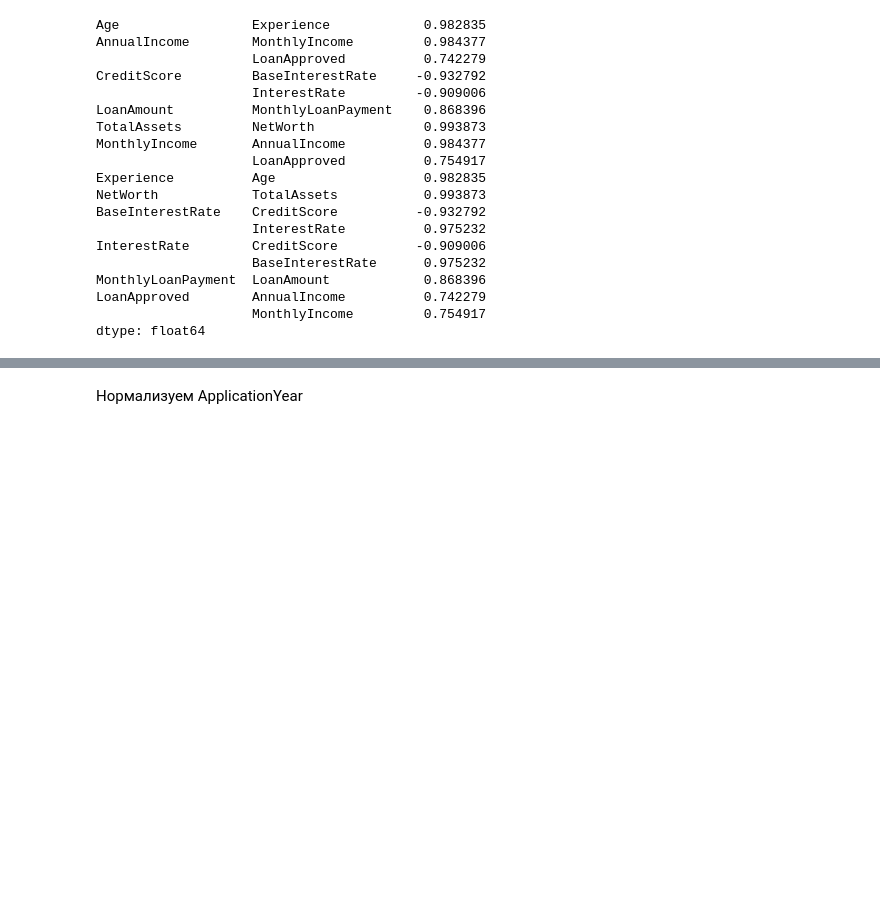
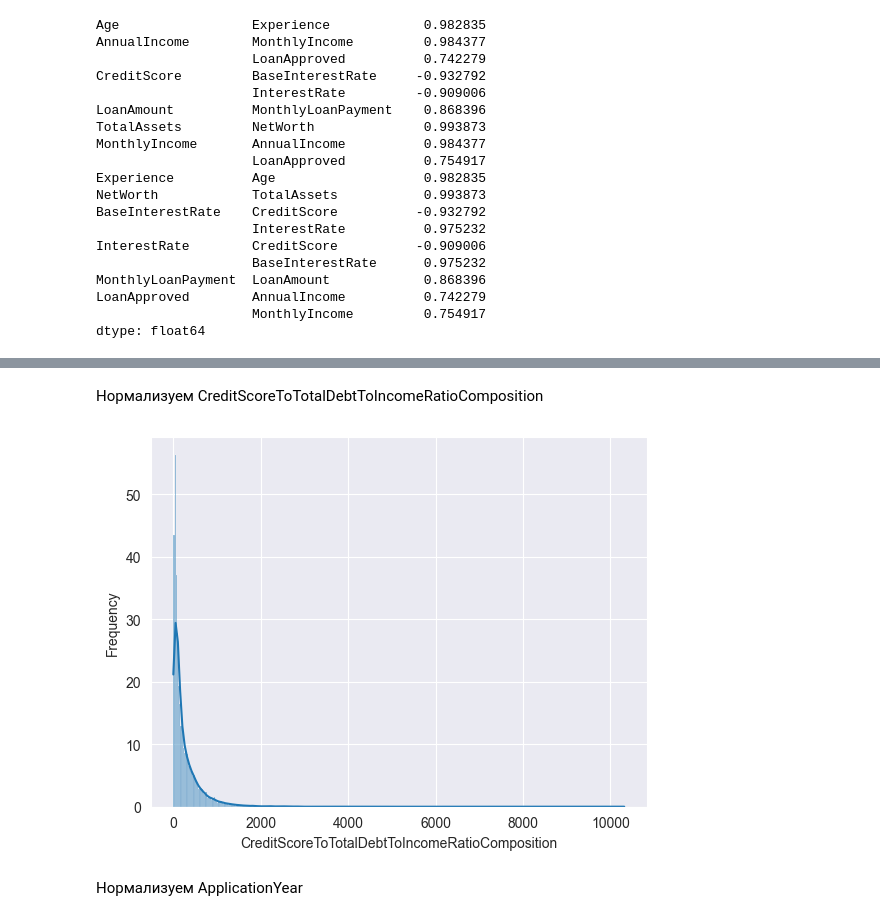
Before and after one commit to dmitrijmrsh/ML-Labs, a Jupyter notebook: Lab_02/Lab_02.ipynb, the cells around one changed output, grey strips where cells are left out. Saved outputs shown, nothing was run; the diff lists cells and outputs as text; code cells hidden in the pictures; blank space fills up the shorter version.

```diff
--- a/Lab_02/Lab_02.ipynb
+++ b/Lab_02/Lab_02.ipynb
@@ -190,3 +217,18 @@ scaler_min_max = MinMaxScaler()
+# %% [markdown]
+Нормализуем CreditScoreToTotalDebtToIncomeRatioComposition
+# %%
+sns.histplot(df['CreditScoreToTotalDebtToIncomeRatioComposition'], kde=True, stat='frequency')
+
+#Распределение похоже на функцию e^x в степени -1
+#Применим сначала log-преобразование, потом z-score нормализацию
+
+df['CreditScoreToTotalDebtToIncomeRatioComposition'] = np.log1p(df['CreditScoreToTotalDebtToIncomeRatioComposition'])
+df_test['CreditScoreToTotalDebtToIncomeRatioComposition'] = np.log1p(df_test['CreditScoreToTotalDebtToIncomeRatioComposition'])
+
+df['CreditScoreToTotalDebtToIncomeRatioComposition'] = scaler_standard.fit_transform(df[['CreditScoreToTotalDebtToIncomeRatioComposition']])
+df_test['CreditScoreToTotalDebtToIncomeRatioComposition'] = scaler_standard.fit_transform(df_test[['CreditScoreToTotalDebtToIncomeRatioComposition']])
+# %% [output]
+[figure, added]
 # %% [markdown]
 Нормализуем ApplicationYear
 # %%
```
Also changed, not shown: parts of 11 cells of this notebook, 1 other file.
